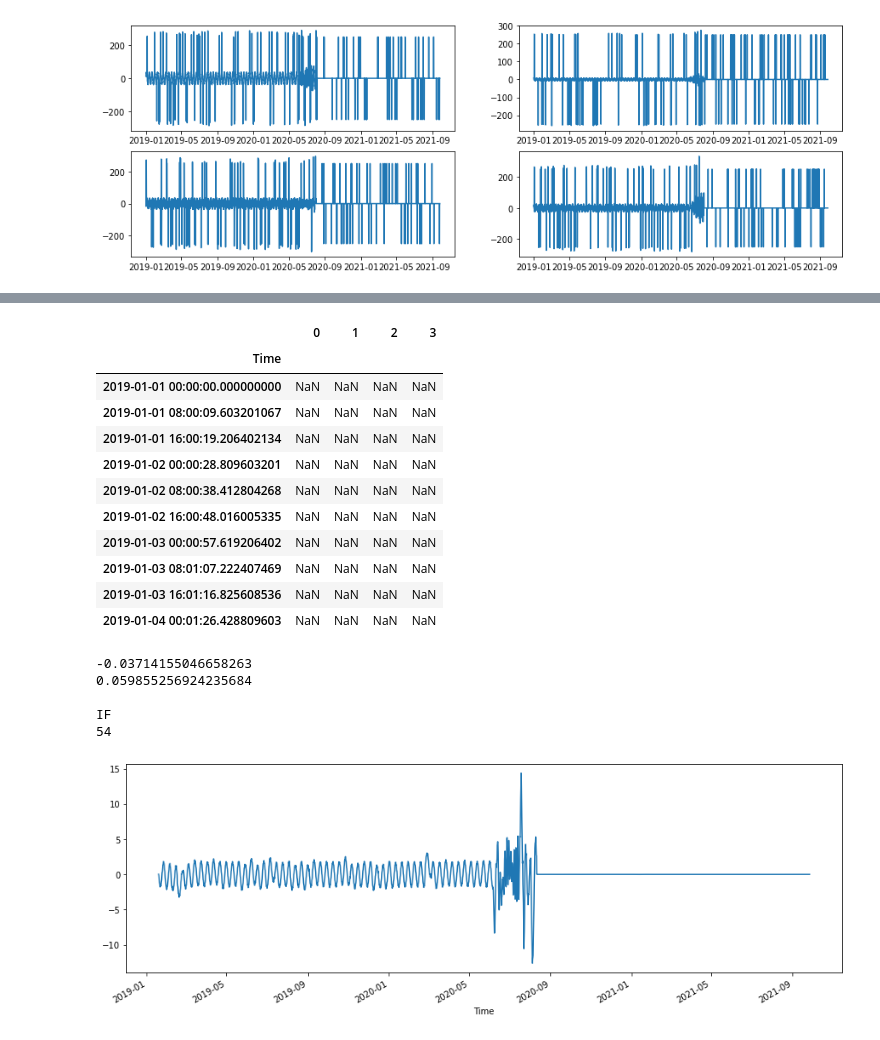
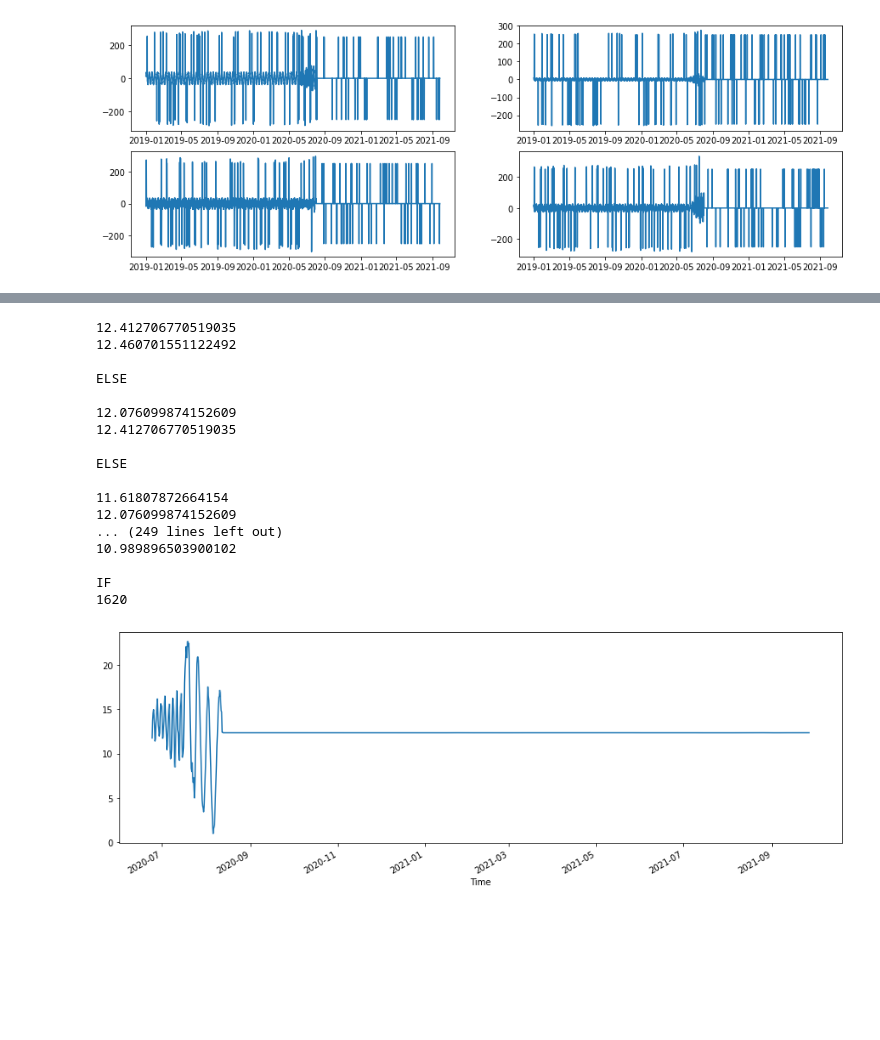
Before and after one commit to abhilampard/Time-Series-Fault-Prediction, a Jupyter notebook: Abhishek Patil - DS Challenge.ipynb, the cells around one changed output, grey strips where cells are left out. Drawn from its saved outputs; the diff is of its cells as text; code cells hidden in the pictures; blank space fills up the shorter version.

```diff
--- a/Abhishek Patil - DS Challenge.ipynb
+++ b/Abhishek Patil - DS Challenge.ipynb
@@ -7,10 +7,11 @@ import pandas as pd
 import numpy as np
 import matplotlib.pyplot as plt
 %matplotlib inline
-
+from statsmodels.tsa.stattools import adfuller
+import statsmodels.api as sm
 
 data_1 = pd.read_csv('exampleco_data/machine_1.csv')
 data_1.columns = ['Time', '0', '1', '2', '3']
 data_1['Time'] = pd.to_datetime(data_1['Time'])
-data_1.index = data_1['Time']
+data_1.set_index('Time', inplace = True)
 # %%
@@ -67,5 +69,7 @@ def remove_outliers(df):
 clean_data_1 = remove_outliers(data_1)
 # %%
 plt.figure(figsize = (15, 5))
-plt.plot(clean_data_1[21:48].index, clean_data_1[21:48]['0'])
+clean_data_1['0'].plot()
+rm = clean_data_1.rolling(window = 30).mean()
+rm['0'].plot()
 # %% [output]
@@ -74,5 +77,0 @@ plt.plot(clean_data_1[21:48].index, clean_data_1[21:48]['0'])
-# %%
-plt.figure(figsize = (15, 5))
-clean_data_1['0'].plot()
-rm = clean_data_1.rolling(window = 27).mean()
-rm['0'].plot()
@@ -82,39 +78,42 @@ rm['0'].plot()
-# %%
-rm.head(10)
-# %% [output]
-|  | 0 | 1 | 2 | 3 |
-| Time |  |  |  |  |
-| 2019-01-01 00:00:00.000000000 | NaN | NaN | NaN | NaN |
-| 2019-01-01 08:00:09.603201067 | NaN | NaN | NaN | NaN |
-| 2019-01-01 16:00:19.206402134 | NaN | NaN | NaN | NaN |
-| 2019-01-02 00:00:28.809603201 | NaN | NaN | NaN | NaN |
-| 2019-01-02 08:00:38.412804268 | NaN | NaN | NaN | NaN |
-| 2019-01-02 16:00:48.016005335 | NaN | NaN | NaN | NaN |
-| 2019-01-03 00:00:57.619206402 | NaN | NaN | NaN | NaN |
-| 2019-01-03 08:01:07.222407469 | NaN | NaN | NaN | NaN |
-| 2019-01-03 16:01:16.825608536 | NaN | NaN | NaN | NaN |
-| 2019-01-04 00:01:26.428809603 | NaN | NaN | NaN | NaN |
 # %%
-window_means = [np.average(rm[27:54]['0'])]
-for i in range(54, len(rm), 27):
-    current_win_mean = rm[i:i+27]['0'].mean()
-    old_win_mean = np.average(window_means)
+# Scale to a positive range
+rm['0'] = rm['0'] + abs(min(rm[30:]['0'])) + 1
+
+# List of window means. Initialised with the first window's mean.
+window_means = [np.average(rm[30:60]['0'])]
+
+for i in range(60, len(rm), 30):
+
+    current_win_mean = rm[i:i+30]['0'].mean()
+    old_win_mean = window_means[-1]
     print(current_win_mean)
     print(old_win_mean)
     print()
-    if(current_win_mean < (0.2 * old_win_mean)):
+    if((current_win_mean < (0.25 * old_win_mean)) or (current_win_mean > (1.25 * old_win_mean))):
         print("IF")
         print(i)
         plt.figure(figsize = (15, 5))
         rm[i:]['0'].plot()
         break
     else:
-        print("ELSE")
+        print("ELSE\n")
         window_means.append(current_win_mean)
 # %% [output]
--0.03714155046658263
-0.059855256924235684
+12.412706770519035
+12.460701551122492
+
+ELSE
+
+12.076099874152609
+12.412706770519035
+
+ELSE
+
+11.61807872664154
+12.076099874152609
+... (249 lines left out)
+10.989896503900102
 
 IF
-54
+1620
-[figure, old version]
+[figure, new version]
```
Also changed, not shown: parts of 3 cells of this notebook.
